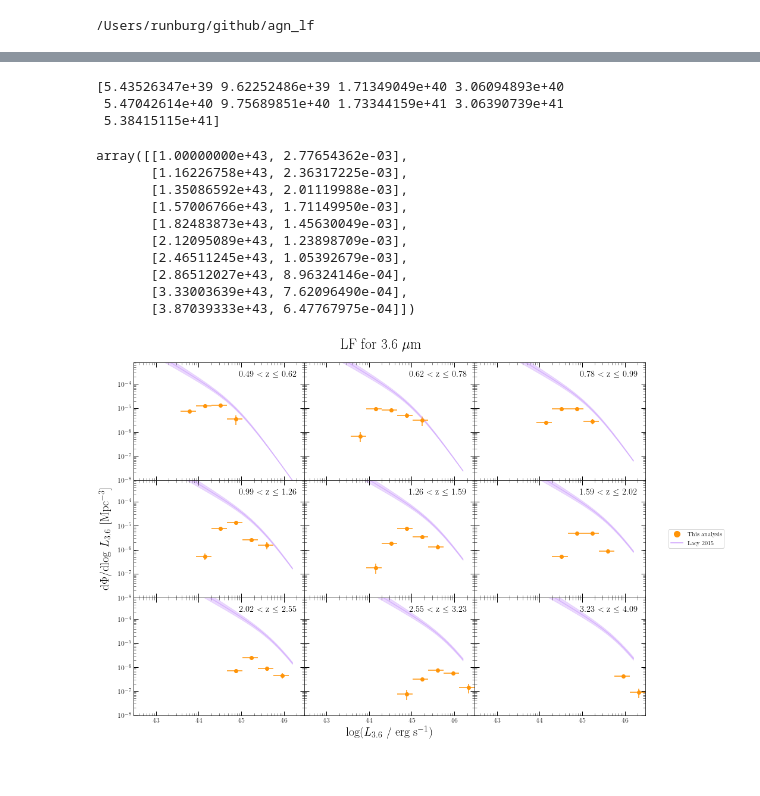
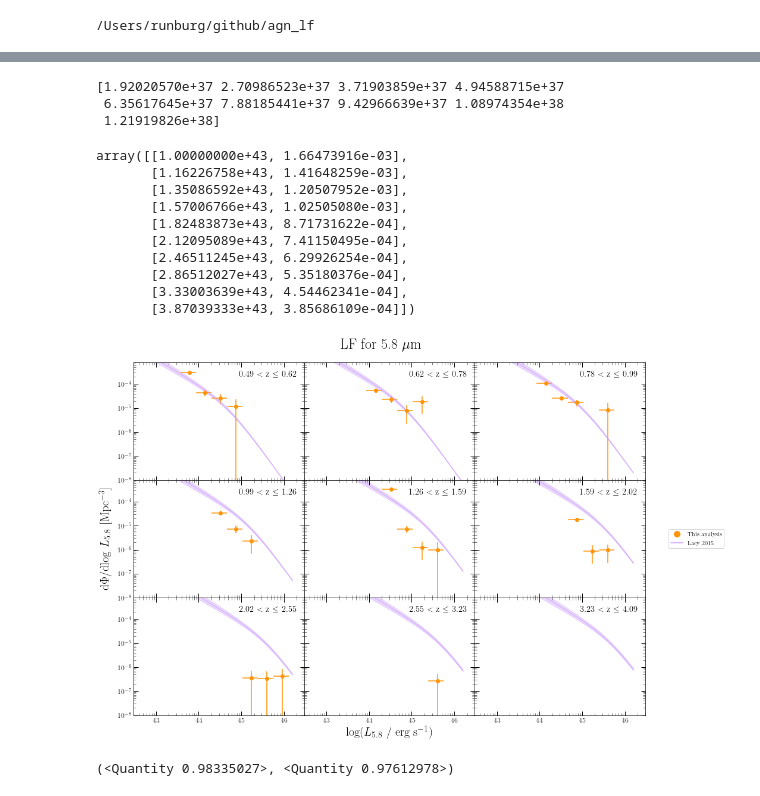
Before and after one commit to runburg/agn_lf, a Jupyter notebook: notebooks/ir_lf.ipynb, the cells around one changed output, grey strips where cells are left out. Saved outputs shown, nothing was run; the diff lists cells and outputs as text; code cells hidden in the pictures.

Commit message:
IR LF with k correction, photoz unbiasing

```diff
--- a/notebooks/ir_lf.ipynb
+++ b/notebooks/ir_lf.ipynb
@@ -46,18 +73,26 @@ ct_lacy = catalog[never_nan][selected_agn]
 cosmo = af.setup_cosmology()
 print(len(ct_lacy))
 
-ct_lacy = ct_lacy[(ct_lacy['ZPHOT'] > 0 ) | (ct_lacy['ZSPEC'] > 0)]
+ct_lacy = ct_lacy[(ct_lacy['z_eazy'] > 0 ) | (ct_lacy['zSpec'] > 0)]
+# ct_lacy = ct_lacy[ct_lacy['z_eazy'] > 0]
 print(len(ct_lacy))
 
 import astropy.units as u
 
-spectral_index = -1
+spectral_index = 1.5
 
 # unit conversion: ujansky -> jansky: 1e-6
 # jansky -> erg / s / cm**2 / Hz: 1e-23
 # erg / s / Hz -> erg / s: nu = c/lambda = 3e8 / 3.6e-6
-unit_conversion = 1e-6 * 1e-23 * 3e8 / 3.6e-6
+unit_conversion = 1e-6 * 1e-23 * 3e8 / 3.6e-6 * (3.086e24)**2
+unit_conversion = 3 / 3.6 * 3.086**2 * 1e33
+# print(unit_conversion)
 
-z = np.array([row['ZSPEC'] if row['ZSPEC'] > 0 else row['ZPHOT'] for row in ct_lacy])
-l = 4 * np.pi * cosmo.luminosity_distance(z).to(u.cm).value**2 * ct_lacy[flux36] * unit_conversion / (1 + z)**(1 + spectral_index)
+z = np.array([row['zSpec'] if row['zSpec'] > 0 else row['z_eazy'] for row in ct_lacy])
+# z = ct_lacy['z_eazy']
+ldist = cosmo.luminosity_distance(z).value**2
+# print(ldist)
+l = 4 * np.pi * cosmo.luminosity_distance(z).value**2 * ct_lacy[flux58] * unit_conversion / (1 + z)**(1 + spectral_index)
+# print(l)
+print(np.log10(l))
 # %% [output]
@@ -94,22 +157,23 @@ fig, ax = vmax.l_z_histo(l, z, l_bins, z_bins, band='2-10 keV X-ray', unit=r'erg
 # %%
-flux_limit = .005 * unit_conversion
+# flux_limit = 5 * unit_conversion
+flux_limit = 3631 * 10**(23/-2.5) * 5.8e-6 / 3e8
 print(flux_limit)
-zmax = vmax.compute_zmax(l, z, cosmo, flux_limit, zspacing=0.01)
+zmax = vmax.compute_zmax(l, z, cosmo, flux_limit, zspacing=0.5)
 zmin = np.array([0]*len(zmax))
 
-full_fluxes = catalog[never_nan][flux36]
+full_fluxes = catalog[never_nan][flux58]
 # print(len(full_fluxes), len(ct_lacy), len(good_redshift_and_l_selected))
-coverage_correction = vmax.coverage_correction(full_fluxes, ct_lacy[flux36][good_redshift_and_l_selected])
+coverage_correction = vmax.coverage_correction(full_fluxes, ct_lacy[flux58][good_redshift_and_l_selected])
 
 # image_file = './data/chen2018-xmmlss-data-products-2018-06-08/xexp_merged.full.v01.fits'
 # wcs, hdu = utils.load_wcs(image_file)
 # cov_function = vmax.coverage_function(hdu.data, wcs, 3824, 2694, detector_area=36, photon_energy=7e-9)
 
 def cov_func(l, z):
+    flux = l / (4 * np.pi * cosmo.luminosity_distance(z).value**2)
+# #     print(flux[0, 0], cov_function(flux[0, 0]))
+    return 4.8 * coverage_correction(flux / unit_conversion)
 
-    flux = l / (4 * np.pi * cosmo.luminosity_distance(z).to(u.cm).value**2)
-# #     print(flux[0, 0], cov_function(flux[0, 0]))
-    return 5 * coverage_correction(flux / unit_conversion)
-
+print('here')
 vmax_vals = vmax.compute_binned_vmax_values(l, (z, zmin, zmax), l_bins, z_bins, cosmo, bin_z_bounds=False, coverage=cov_func)
 # %% [output]
@@ -128,15 +182,15 @@ vmax_vals = vmax.compute_binned_vmax_values(l, (z, zmin, zmax), l_bins, z_bins,
 # %%
 zs = (z_bins[:-1]+z_bins[1:])/2
-l_limits = 4 * np.pi * cosmo.luminosity_distance(zs).to(u.cm).value**2 * flux_limit #/ (1 + zs)**(1 + spectral_index)
+l_limits = 4 * np.pi * cosmo.luminosity_distance(zs).to(u.cm).value**2 * flux_limit / (1 + zs)**(1 + spectral_index)
 print(l_limits)
 lf_vals, lf_errs = vmax.compute_lf_values(l, z, vmax_vals, z_bins, l_bins)
 # %% [output]
-[5.43526347e+39 9.62252486e+39 1.71349049e+40 3.06094893e+40
- 5.47042614e+40 9.75689851e+40 1.73344159e+41 3.06390739e+41
- 5.38415115e+41]
+[1.92020570e+37 2.70986523e+37 3.71903859e+37 4.94588715e+37
+ 6.35617645e+37 7.88185441e+37 9.42966639e+37 1.08974354e+38
+ 1.21919826e+38]
 # %%
 lit_data = {}
-hz_convert = 3.6e-6 / 3e8
+hz_convert = 5.8e-6 / 3e8
 import importlib
 importlib.reload(af)
 
@@ -175,22 +229,22 @@ lacy_high = af.IR_evol(ls, center_zbins, **lacy_ir_evol_params_max)
 lacy_low = af.IR_evol(ls, center_zbins, **lacy_ir_evol_params_min)
 # print(lacy_mid[0])
 lit_data['Lacy 2015'] = list(zip(lacy_mid, lacy_high, lacy_low))
-lacy_mid[1][:10]
+# lacy_mid[1][:10]
 # %% [output]
-array([[1.00000000e+43, 2.77654362e-03],
-       [1.16226758e+43, 2.36317225e-03],
-       [1.35086592e+43, 2.01119988e-03],
-       [1.57006766e+43, 1.71149950e-03],
-       [1.82483873e+43, 1.45630049e-03],
-       [2.12095089e+43, 1.23898709e-03],
-       [2.46511245e+43, 1.05392679e-03],
-       [2.86512027e+43, 8.96324146e-04],
-       [3.33003639e+43, 7.62096490e-04],
-       [3.87039333e+43, 6.47767975e-04]])
+array([[1.00000000e+43, 1.66473916e-03],
+       [1.16226758e+43, 1.41648259e-03],
+       [1.35086592e+43, 1.20507952e-03],
+       [1.57006766e+43, 1.02505080e-03],
+       [1.82483873e+43, 8.71731622e-04],
+       [2.12095089e+43, 7.41150495e-04],
+       [2.46511245e+43, 6.29926254e-04],
+       [2.86512027e+43, 5.35180376e-04],
+       [3.33003639e+43, 4.54462341e-04],
+       [3.87039333e+43, 3.85686109e-04]])
 # %%
 fig, axs, big_ax = vmax.plot_lf_vmax(lf_vals, lf_errs, z_bins, l_bins, \
                                      lum_limits=l_limits, compare_to_others=lit_data, \
-                                     title=r'LF for 3.6 $\mu$m', \
-                                     outfile='./output/xray_lf.png', lum_sublabel='_{{3.6}}')
+                                     title=r'LF for 5.8 $\mu$m', \
+                                     outfile='./output/ir_lf.png', lum_sublabel='_{{5.8}}')
 # %% [output]
-[figure, old version]
+[figure, new version]
@@ -198,0 +257,5 @@ fig.savefig('./output/ir_lf.png')
+# %%
+z=1
+farrah.luminosity_distance(z)**2/greene.luminosity_distance(z)**2, farrah.luminosity_distance(z)**2/medling.luminosity_distance(z)**2
+# %% [output]
+(<Quantity 0.98335027>, <Quantity 0.97612978>)
```
Also changed, not shown: parts of 15 cells of this notebook, 4 other files.
